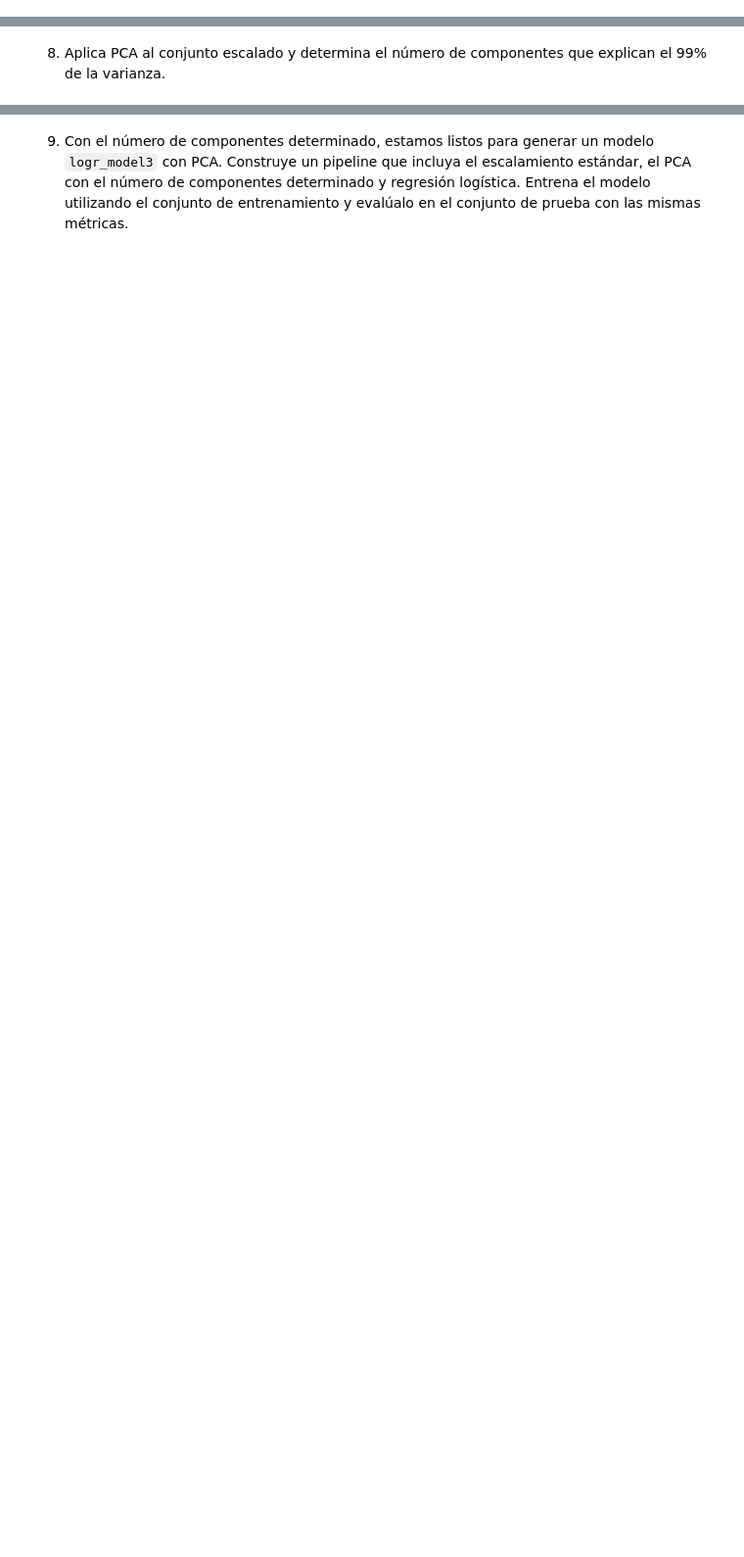
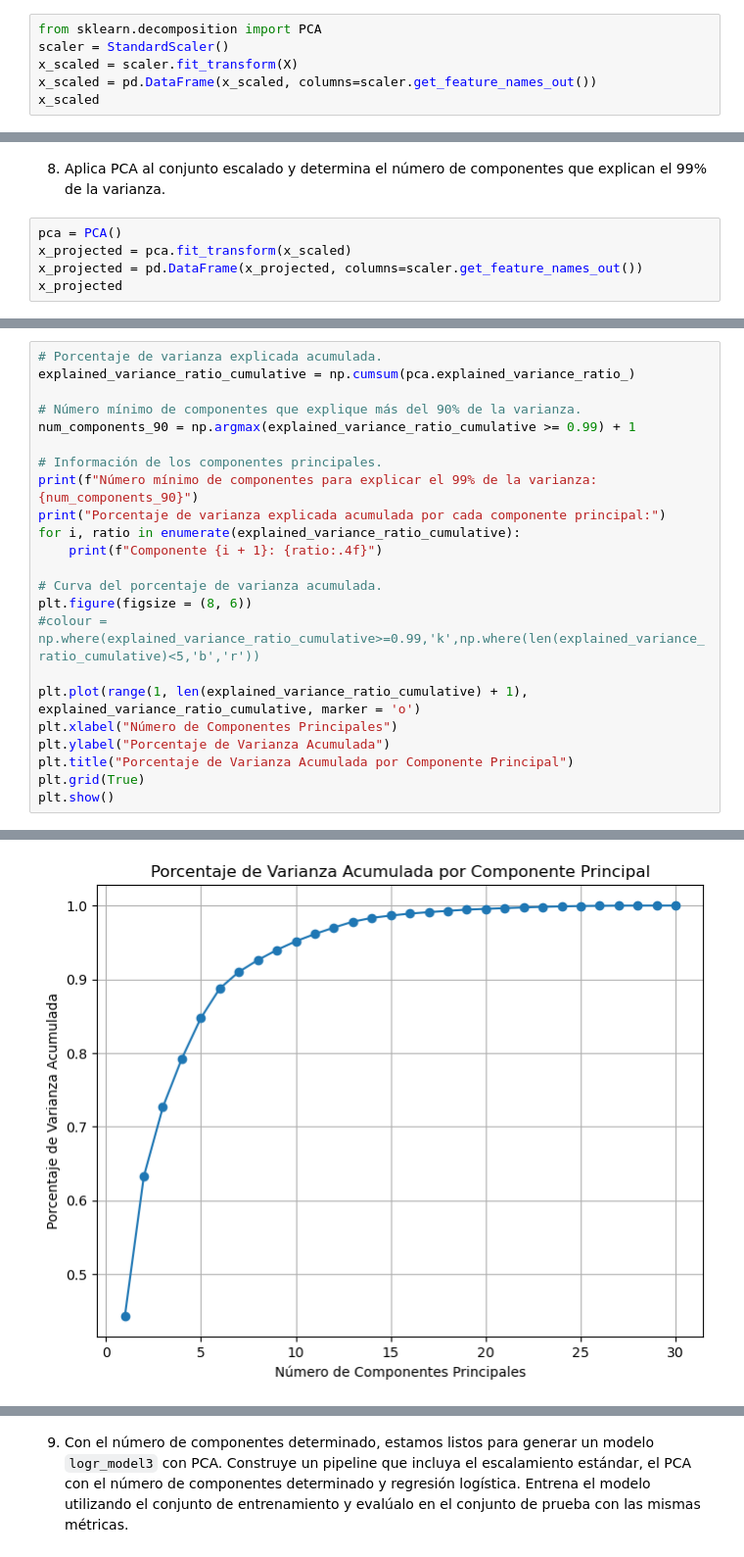
Before and after one commit to alcalderagl/repo-equipo, a Jupyter notebook: Actividad9RLog.ipynb, the cells around one changed output, grey strips where cells are left out. Shown at 98% size. Saved outputs shown, nothing was run; the diff lists cells and outputs as text; blank space fills up the shorter version.

```diff
--- a/Actividad9RLog.ipynb
+++ b/Actividad9RLog.ipynb
@@ -563,3 +563,9 @@ ACCURANCY = (TP + TN) / (TP + TN + FP + FN) ==> (31 + 69) / (31 + 69 + 3 + 11) =
 # **Parte 3**. Modelo con aplicación de PCA
 # %% [markdown]
 7. Analizaremos el efecto de aplicar PCA a todas las variables. Recuerda que previo a aplicarlo es recomendado escalar todas las variables. Utiliza la clase `StandardScaler` para transformar `X`.
+# %%
+from sklearn.decomposition import PCA
+scaler = StandardScaler()
+x_scaled = scaler.fit_transform(X)
+x_scaled = pd.DataFrame(x_scaled, columns=scaler.get_feature_names_out())
+x_scaled
@@ -566,2 +586,7 @@ ACCURANCY = (TP + TN) / (TP + TN + FP + FN) ==> (31 + 69) / (31 + 69 + 3 + 11) =
 # %% [markdown]
 8. Aplica PCA al conjunto escalado y determina el número de componentes que explican el 99% de la varianza.
+# %%
+pca = PCA()
+x_projected = pca.fit_transform(x_scaled)
+x_projected = pd.DataFrame(x_projected, columns=scaler.get_feature_names_out())
+x_projected
@@ -567,0 +607,24 @@ ACCURANCY = (TP + TN) / (TP + TN + FP + FN) ==> (31 + 69) / (31 + 69 + 3 + 11) =
+# %%
+# Porcentaje de varianza explicada acumulada.
+explained_variance_ratio_cumulative = np.cumsum(pca.explained_variance_ratio_)
+
+# Número mínimo de componentes que explique más del 90% de la varianza.
+num_components_90 = np.argmax(explained_variance_ratio_cumulative >= 0.99) + 1
+
+# Información de los componentes principales.
+print(f"Número mínimo de componentes para explicar el 99% de la varianza: {num_components_90}")
+print("Porcentaje de varianza explicada acumulada por cada componente principal:")
+for i, ratio in enumerate(explained_variance_ratio_cumulative):
+    print(f"Componente {i + 1}: {ratio:.4f}")
+
+# Curva del porcentaje de varianza acumulada.
+plt.figure(figsize = (8, 6))
+#colour = np.where(explained_variance_ratio_cumulative>=0.99,'k',np.where(len(explained_variance_ratio_cumulative)<5,'b','r'))
+
+plt.plot(range(1, len(explained_variance_ratio_cumulative) + 1), explained_variance_ratio_cumulative, marker = 'o')
+plt.xlabel("Número de Componentes Principales")
+plt.ylabel("Porcentaje de Varianza Acumulada")
+plt.title("Porcentaje de Varianza Acumulada por Componente Principal")
+plt.grid(True)
+plt.show()
+# %% [output]
@@ -567,0 +648 @@ ACCURANCY = (TP + TN) / (TP + TN + FP + FN) ==> (31 + 69) / (31 + 69 + 3 + 11) =
+[figure, added]
```
Also changed, not shown: parts of 6 cells of this notebook.
